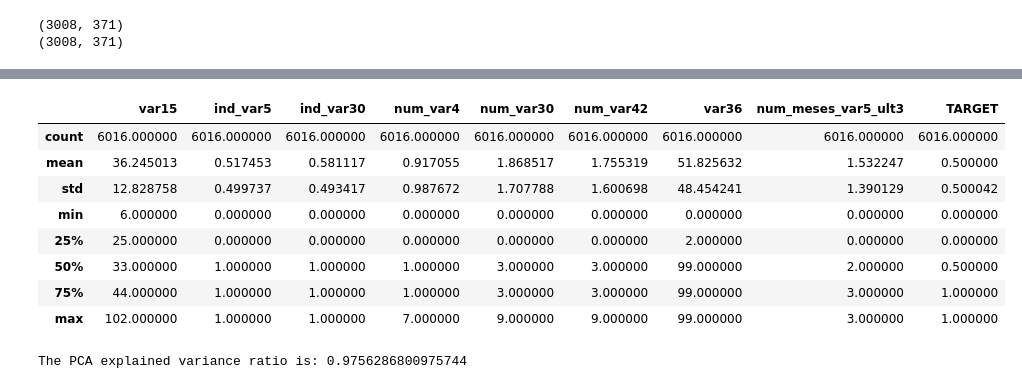
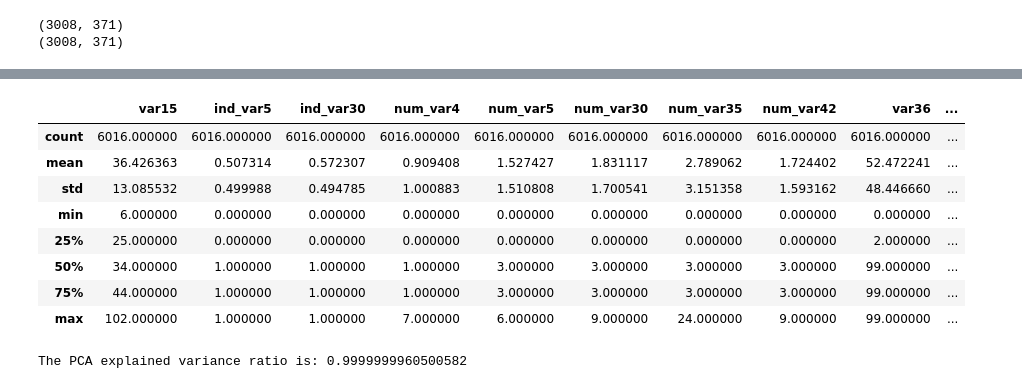
Before and after one commit to gustavomccoelho/Customer-Satisfaction-Prediction, a Jupyter notebook: code/Exploratory-Analysis-1.ipynb, the cells around one changed output, grey strips where cells are left out. Cells and saved outputs as stored; diff of their text form; code cells hidden in the pictures.

```diff
--- a/code/Exploratory-Analysis-1.ipynb
+++ b/code/Exploratory-Analysis-1.ipynb
@@ -92,0 +66,6 @@ Number of removed columns: 118
+# %%
+# Removing variables with std = 0
+
+train3 = train2.loc[:,train2.std(axis = 0) != 0]
+test3 = test1.loc[:,train2.std(axis = 0) != 0]
+train3.shape
@@ -92,0 +74,7 @@ Number of removed columns: 118
+# %%
+# Creating a variable to count the number of zeros for each ID
+
+train4 = train3
+test4 = test3
+train4["Zeros"] = train3.drop("TARGET", 1).apply(lambda x: sum(x == 0), 1)
+test4["Zeros"] = test3.apply(lambda x: sum(x == 0), 1)
@@ -93,39 +91,41 @@ Number of removed columns: 118
 # %%
 # Removing columns with correlation lower than 0.18 to the target variable
 
-train_corr = train3.corr(method = 'pearson')["TARGET"]
+train_corr = train4.corr(method = 'pearson')["TARGET"]
 train_corr = train_corr.fillna(0)
-train4 = train3
-test4 = test3
+train5 = train4
+test5 = test4
 
 i = len(train_corr) - 2
 
 while i >= 0:
     if abs(train_corr[i]) < 0.18:
-        train4 = train4.drop(train_corr.index[i],1)
-        test4 = test4.drop(train_corr.index[i],1)
+        train5 = train5.drop(train_corr.index[i],1)
+        test5 = test5.drop(train_corr.index[i],1)
     i -= 1
 
-train4.describe()
+train5.describe()
 # %% [output]
-|  | var15 | ind_var5 | ind_var30 | num_var4 | num_var30 | num_var42 | var36 | num_meses_var5_ult3 | TARGET |
-| count | 6016.000000 | 6016.000000 | 6016.000000 | 6016.000000 | 6016.000000 | 6016.000000 | 6016.000000 | 6016.000000 | 6016.000000 |
-| mean | 36.245013 | 0.517453 | 0.581117 | 0.917055 | 1.868517 | 1.755319 | 51.825632 | 1.532247 | 0.500000 |
-| std | 12.828758 | 0.499737 | 0.493417 | 0.987672 | 1.707788 | 1.600698 | 48.454241 | 1.390129 | 0.500042 |
-| min | 6.000000 | 0.000000 | 0.000000 | 0.000000 | 0.000000 | 0.000000 | 0.000000 | 0.000000 | 0.000000 |
-| 25% | 25.000000 | 0.000000 | 0.000000 | 0.000000 | 0.000000 | 0.000000 | 2.000000 | 0.000000 | 0.000000 |
-| 50% | 33.000000 | 1.000000 | 1.000000 | 1.000000 | 3.000000 | 3.000000 | 99.000000 | 2.000000 | 0.500000 |
-| 75% | 44.000000 | 1.000000 | 1.000000 | 1.000000 | 3.000000 | 3.000000 | 99.000000 | 3.000000 | 1.000000 |
-| max | 102.000000 | 1.000000 | 1.000000 | 7.000000 | 9.000000 | 9.000000 | 99.000000 | 3.000000 | 1.000000 |
+|  | var15 | ind_var5 | ind_var30 | num_var4 | num_var5 | num_var30 | num_var35 | num_var42 | var36 | ... |
+| count | 6016.000000 | 6016.000000 | 6016.000000 | 6016.000000 | 6016.000000 | 6016.000000 | 6016.000000 | 6016.000000 | 6016.000000 | ... |
+| mean | 36.426363 | 0.507314 | 0.572307 | 0.909408 | 1.527427 | 1.831117 | 2.789062 | 1.724402 | 52.472241 | ... |
+| std | 13.085532 | 0.499988 | 0.494785 | 1.000883 | 1.510808 | 1.700541 | 3.151358 | 1.593162 | 48.446660 | ... |
+| min | 6.000000 | 0.000000 | 0.000000 | 0.000000 | 0.000000 | 0.000000 | 0.000000 | 0.000000 | 0.000000 | ... |
+| 25% | 25.000000 | 0.000000 | 0.000000 | 0.000000 | 0.000000 | 0.000000 | 0.000000 | 0.000000 | 2.000000 | ... |
+| 50% | 34.000000 | 1.000000 | 1.000000 | 1.000000 | 3.000000 | 3.000000 | 3.000000 | 3.000000 | 99.000000 | ... |
+| 75% | 44.000000 | 1.000000 | 1.000000 | 1.000000 | 3.000000 | 3.000000 | 3.000000 | 3.000000 | 99.000000 | ... |
+| max | 102.000000 | 1.000000 | 1.000000 | 7.000000 | 6.000000 | 9.000000 | 24.000000 | 9.000000 | 99.000000 | ... |
 # %%
 # Applying PCA to the low correlation variables
 
+train_corr = train3.corr(method = 'pearson')["TARGET"]
+train_corr = train_corr.fillna(0)
 trainPCA = train3
 testPCA = test3
-i = len(train_corr) - 2
+i = len(train_corr) -1
 
 while i >= 0:
-    if (abs(train_corr[i]) < 0.03) or (abs(train_corr[i]) > 0.18):
+    if train_corr.index[i] != "TARGET" and ((abs(train_corr[i]) < 0.03) or (abs(train_corr[i]) > 0.18)):
         trainPCA = trainPCA.drop(train_corr.index[i],1)
         testPCA = testPCA.drop(train_corr.index[i],1)
     i -= 1
@@ -138,19 +138,19 @@ pca = PCA(n_components=4)
 trainPCA = pd.DataFrame(pca.fit_transform(trainPCA))
 testPCA = pd.DataFrame(pca.fit_transform(testPCA))
 
-train4["PCA0"] = trainPCA[0].values
-train4["PCA1"] = trainPCA[1].values
-train4["PCA2"] = trainPCA[2].values
-train4["PCA3"] = trainPCA[3].values
+train5["PCA0"] = trainPCA[0].values
+train5["PCA1"] = trainPCA[1].values
+train5["PCA2"] = trainPCA[2].values
+train5["PCA3"] = trainPCA[3].values
 
-test4["PCA0"] = testPCA[0].values
-test4["PCA1"] = testPCA[1].values
-test4["PCA2"] = testPCA[2].values
-test4["PCA3"] = testPCA[3].values
+test5["PCA0"] = testPCA[0].values
+test5["PCA1"] = testPCA[1].values
+test5["PCA2"] = testPCA[2].values
+test5["PCA3"] = testPCA[3].values
 
 print("The PCA explained variance ratio is: " + str(sum(pca.explained_variance_ratio_)*1))
 # %% [output]
-The PCA explained variance ratio is: 0.9756286800975744
+The PCA explained variance ratio is: 0.9999999960500582
 # %%
 # Removing outliers
 
```
Also changed, not shown: parts of 9 cells of this notebook, 2 other files.
